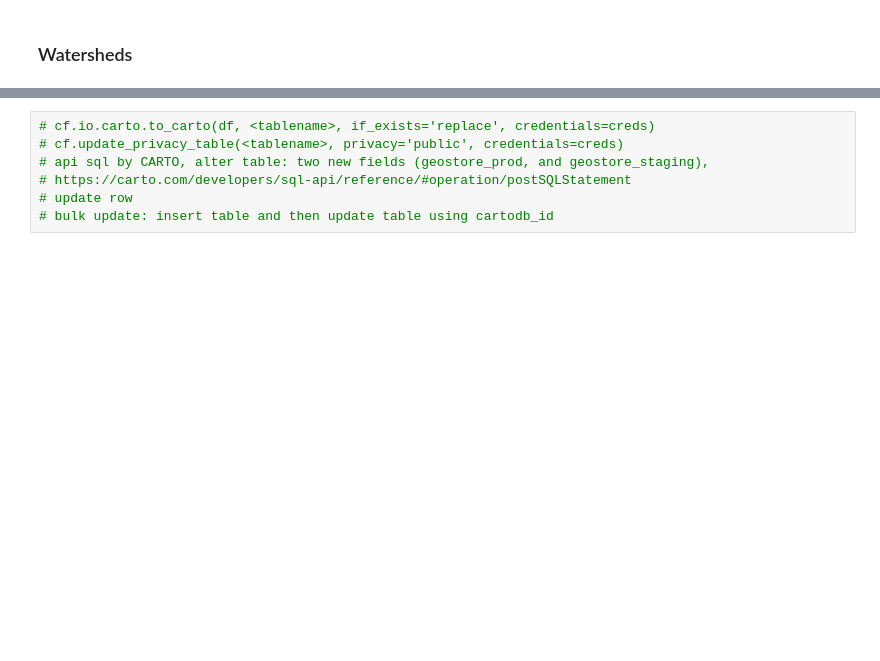
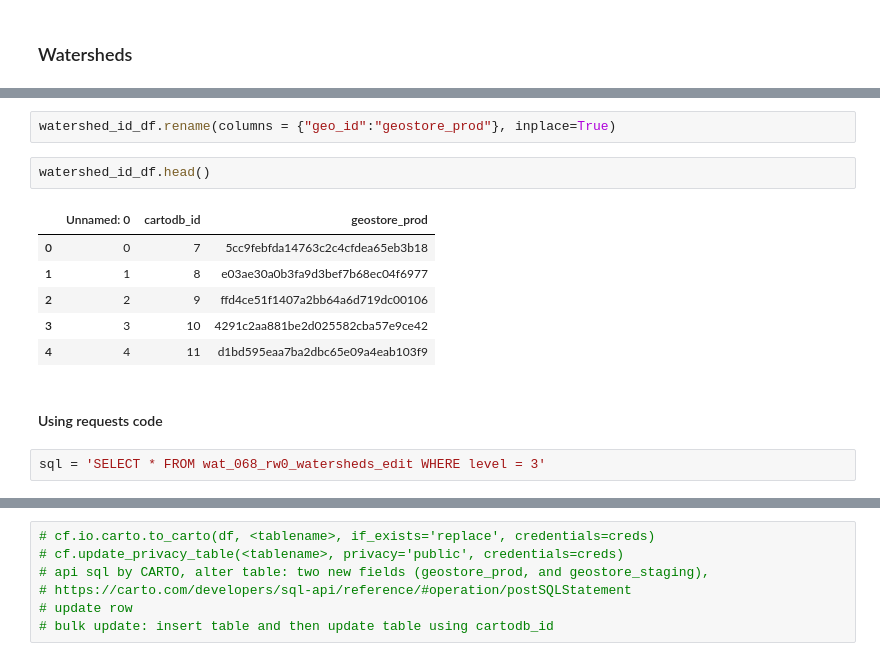
Before and after one commit to resource-watch/notebooks, a Jupyter notebook: ResourceWatch/Script_geostore_IDs_OW-79.ipynb, the cells around one changed output, grey strips where cells are left out. Drawn from its saved outputs; the diff is of its cells as text; blank space fills up the shorter version.

```diff
--- a/ResourceWatch/Script_geostore_IDs_OW-79.ipynb
+++ b/ResourceWatch/Script_geostore_IDs_OW-79.ipynb
@@ -398,0 +487,15 @@ for g in countries_geojson_dict:
+# %%
+watershed_id_df.rename(columns = {"geo_id":"geostore_prod"}, inplace=True)
+# %%
+watershed_id_df.head()
+# %% [output]
+|  | Unnamed: 0 | cartodb_id | geostore_prod |
+| 0 | 0 | 7 | 5cc9febfda14763c2c4cfdea65eb3b18 |
+| 1 | 1 | 8 | e03ae30a0b3fa9d3bef7b68ec04f6977 |
+| 2 | 2 | 9 | ffd4ce51f1407a2bb64a6d719dc00106 |
+| 3 | 3 | 10 | 4291c2aa881be2d025582cba57e9ce42 |
+| 4 | 4 | 11 | d1bd595eaa7ba2dbc65e09a4eab103f9 |
+# %% [markdown]
+#### Using requests code
+# %%
+sql = 'SELECT * FROM wat_068_rw0_watersheds_edit WHERE level = 3'
```
Also changed, not shown: parts of 30 cells of this notebook.
